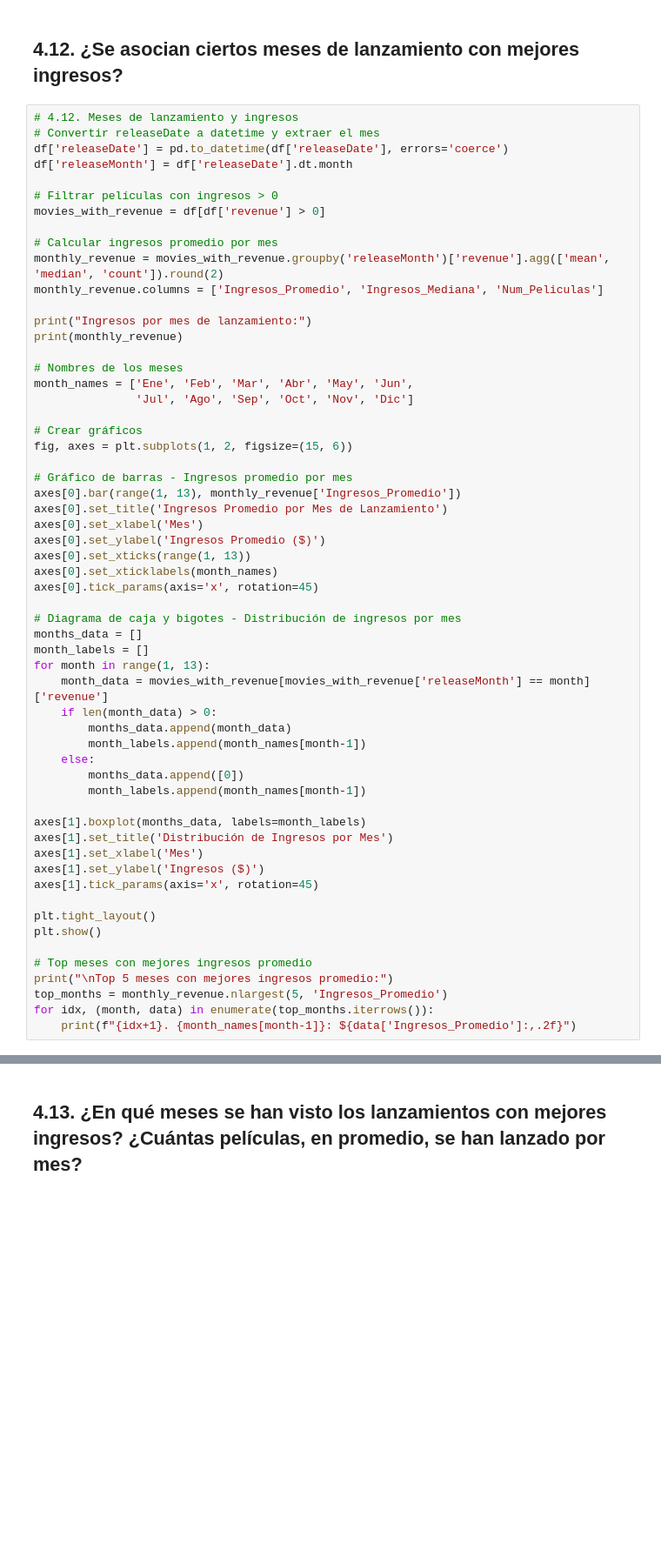
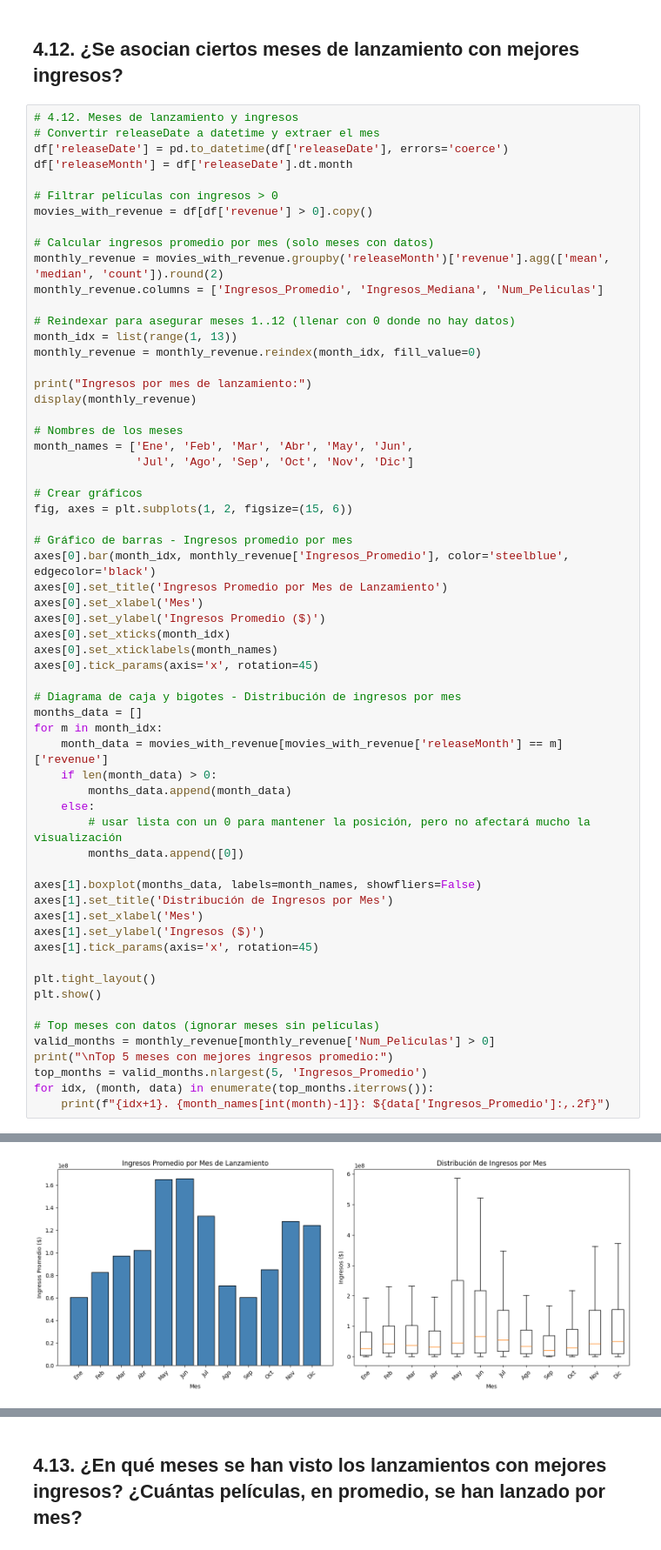
Before and after one commit to nicoCT04/lab-01-md, a Jupyter notebook: lab-1.ipynb, the cells around one changed output, grey strips where cells are left out. Shown at 87% size. Drawn from its saved outputs; the diff is of its cells as text; blank space fills up the shorter version.

```diff
--- a/lab-1.ipynb
+++ b/lab-1.ipynb
@@ -967,14 +962,18 @@ df['releaseDate'] = pd.to_datetime(df['releaseDate'], errors='coerce')
 df['releaseMonth'] = df['releaseDate'].dt.month
 
 # Filtrar películas con ingresos > 0
-movies_with_revenue = df[df['revenue'] > 0]
+movies_with_revenue = df[df['revenue'] > 0].copy()
 
-# Calcular ingresos promedio por mes
+# Calcular ingresos promedio por mes (solo meses con datos)
 monthly_revenue = movies_with_revenue.groupby('releaseMonth')['revenue'].agg(['mean', 'median', 'count']).round(2)
 monthly_revenue.columns = ['Ingresos_Promedio', 'Ingresos_Mediana', 'Num_Peliculas']
 
+# Reindexar para asegurar meses 1..12 (llenar con 0 donde no hay datos)
+month_idx = list(range(1, 13))
+monthly_revenue = monthly_revenue.reindex(month_idx, fill_value=0)
+
 print("Ingresos por mes de lanzamiento:")
-print(monthly_revenue)
+display(monthly_revenue)
 
 # Nombres de los meses
 month_names = ['Ene', 'Feb', 'Mar', 'Abr', 'May', 'Jun',
@@ -984,27 +983,25 @@ month_names = ['Ene', 'Feb', 'Mar', 'Abr', 'May', 'Jun',
 fig, axes = plt.subplots(1, 2, figsize=(15, 6))
 
 # Gráfico de barras - Ingresos promedio por mes
-axes[0].bar(range(1, 13), monthly_revenue['Ingresos_Promedio'])
+axes[0].bar(month_idx, monthly_revenue['Ingresos_Promedio'], color='steelblue', edgecolor='black')
 axes[0].set_title('Ingresos Promedio por Mes de Lanzamiento')
 axes[0].set_xlabel('Mes')
 axes[0].set_ylabel('Ingresos Promedio ($)')
-axes[0].set_xticks(range(1, 13))
+axes[0].set_xticks(month_idx)
 axes[0].set_xticklabels(month_names)
 axes[0].tick_params(axis='x', rotation=45)
 
 # Diagrama de caja y bigotes - Distribución de ingresos por mes
 months_data = []
-month_labels = []
-for month in range(1, 13):
-    month_data = movies_with_revenue[movies_with_revenue['releaseMonth'] == month]['revenue']
+for m in month_idx:
+    month_data = movies_with_revenue[movies_with_revenue['releaseMonth'] == m]['revenue']
     if len(month_data) > 0:
         months_data.append(month_data)
-        month_labels.append(month_names[month-1])
     else:
+        # usar lista con un 0 para mantener la posición, pero no afectará mucho la visualización
         months_data.append([0])
-        month_labels.append(month_names[month-1])
 
-axes[1].boxplot(months_data, labels=month_labels)
+axes[1].boxplot(months_data, labels=month_names, showfliers=False)
 axes[1].set_title('Distribución de Ingresos por Mes')
 axes[1].set_xlabel('Mes')
 axes[1].set_ylabel('Ingresos ($)')
@@ -1013,8 +1010,10 @@ axes[1].tick_params(axis='x', rotation=45)
 plt.tight_layout()
 plt.show()
 
-# Top meses con mejores ingresos promedio
+# Top meses con datos (ignorar meses sin películas)
+valid_months = monthly_revenue[monthly_revenue['Num_Peliculas'] > 0]
 print("\nTop 5 meses con mejores ingresos promedio:")
-top_months = monthly_revenue.nlargest(5, 'Ingresos_Promedio')
+top_months = valid_months.nlargest(5, 'Ingresos_Promedio')
 for idx, (month, data) in enumerate(top_months.iterrows()):
-    print(f"{idx+1}. {month_names[month-1]}: ${data['Ingresos_Promedio']:,.2f}")
+    print(f"{idx+1}. {month_names[int(month)-1]}: ${data['Ingresos_Promedio']:,.2f}")
+# %% [output]
@@ -1020,0 +1035 @@ for idx, (month, data) in enumerate(top_months.iterrows()):
+[figure, added]
```
Also changed, not shown: parts of 11 cells of this notebook.
